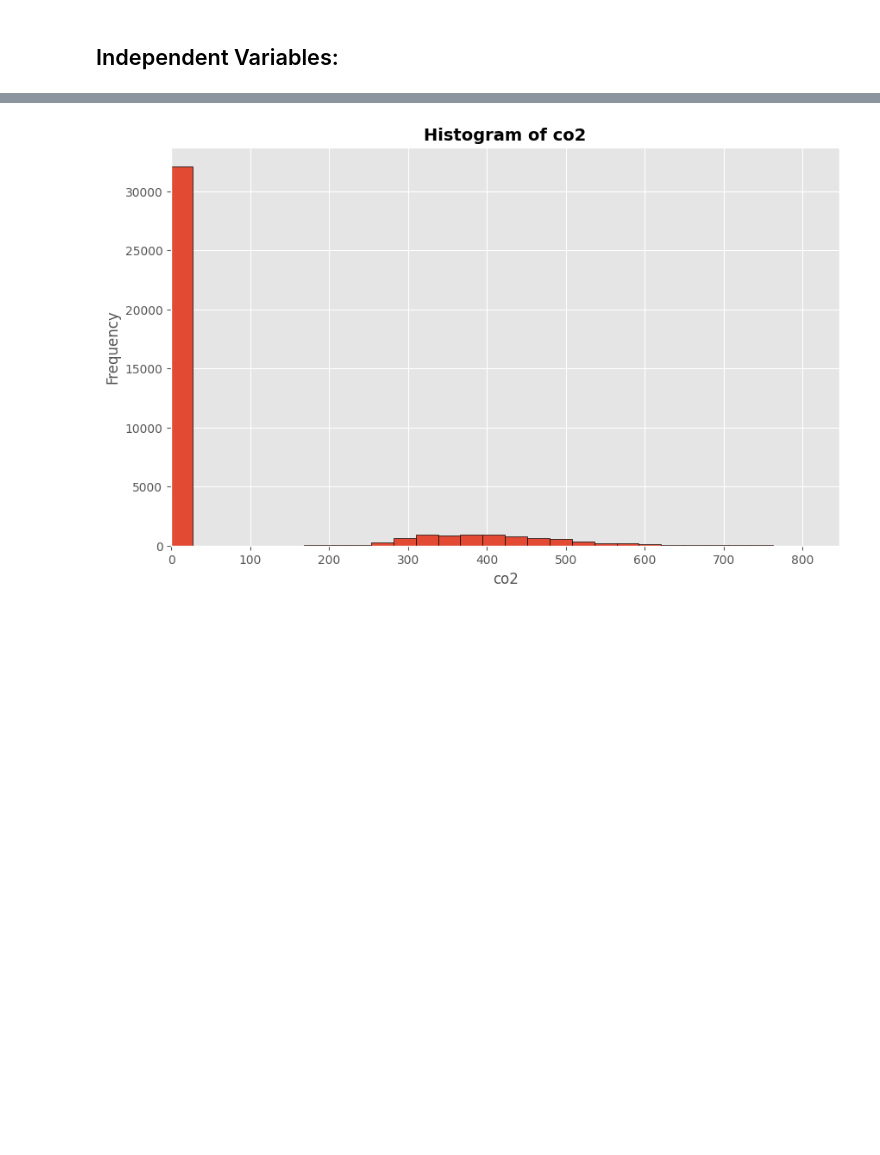
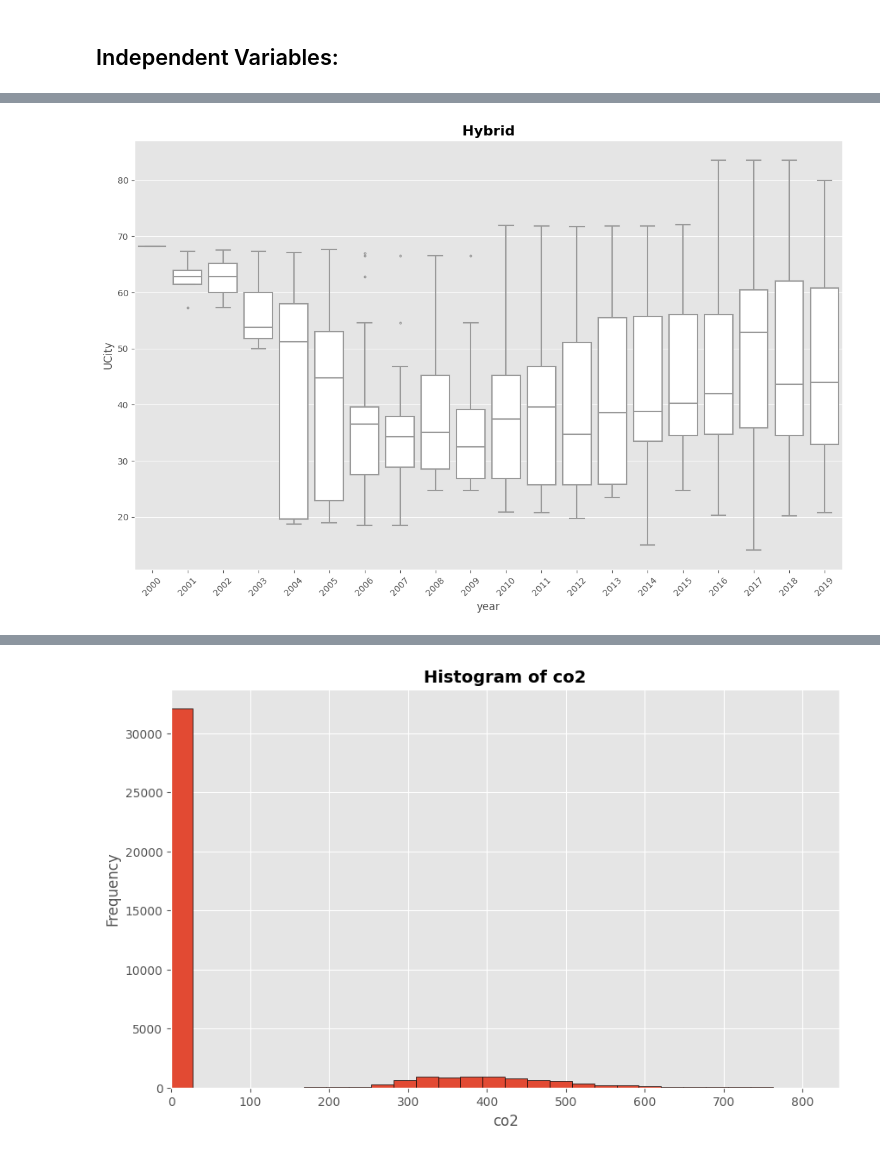
Before and after one commit to alkhalifas/cs6140-machine-learning, a Jupyter notebook: assignment1/assignment1_eda.ipynb, the cells around one changed output, grey strips where cells are left out. Saved outputs shown, nothing was run; the diff lists cells and outputs as text; code cells hidden in the pictures; blank space fills up the shorter version.

```diff
--- a/assignment1/assignment1_eda.ipynb
+++ b/assignment1/assignment1_eda.ipynb
@@ -423,0 +529,4 @@ zero_UCity_vehicles = sdf.get_zero_UCity_vehicles()
+# %%
+sdf.plot_ucity_over_years_by_atvType('Hybrid')
+# %% [output]
+[figure, added]
```
Also changed, not shown: parts of 6 cells of this notebook.
